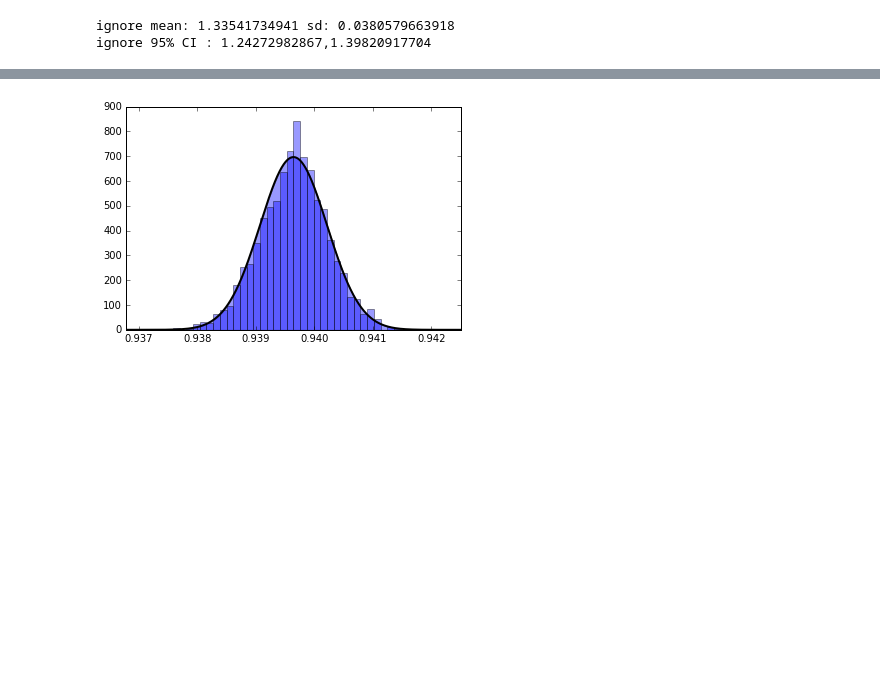
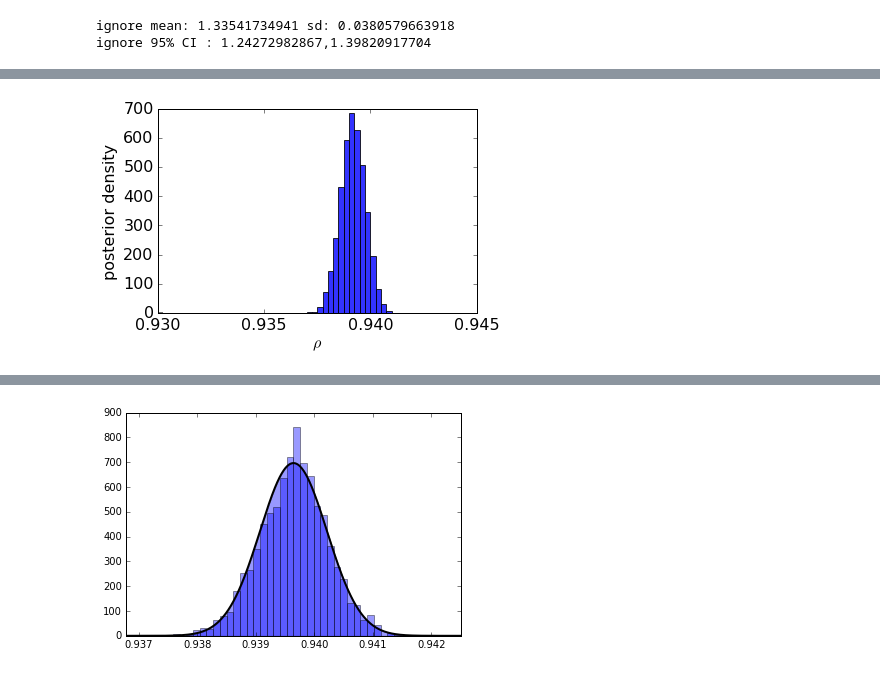
Before and after one commit to ctorney/dolphinUnion, a Jupyter notebook: analysis/movement/model_selection/histPlotsNB.ipynb, the cells around one changed output, grey strips where cells are left out. Drawn from its saved outputs; the diff is of its cells as text; code cells hidden in the pictures; blank space fills up the shorter version.

```diff
--- a/analysis/movement/model_selection/histPlotsNB.ipynb
+++ b/analysis/movement/model_selection/histPlotsNB.ipynb
@@ -211,0 +163,94 @@ ig 0.413607155968
+# %%
+rho_m=np.load('mc_data/cma_rho_s.npy')
+alpha=np.load('mc_data/cma_alpha.npy')
+beta=np.load('mc_data/cma_beta.npy')
+
+ia = np.load('mc_data/cma_at_a.npy')
+il = np.load('mc_data/cma_at_l.npy')
+ig = np.load('mc_data/cma_ig.npy')
+aw = np.load('mc_data/cma_aw.npy')
+
+
+plt.hist(rho_m,normed=True,range=[0.930,0.945],bins=60,alpha=0.8)
+#plt.fill_between(X_plot,np.zeros_like(X_plot), log_dens,alpha=0.4)#, fc='#AAAAFF')
+
+plt.xlim(0.930,0.945)
+plt.xlabel(r'$\rho$')
+plt.ylabel('posterior density')
+plt.xticks(np.arange(0.930, 0.946,0.005))
+plt.tight_layout()
+plt.savefig('cm_rho.png',dpi=300)
+plt.show()
+print('rho_m mean: ' + str(np.mean(rho_m)) + ' sd: ' + str(np.std(rho_m)))
+print('rho_m 95% CI : ' + str(np.percentile(rho_m,2.5)) + ',' + str(np.percentile(rho_m,97.5)))
+
+plt.hist(beta,normed=True,range=[0.065,0.14],bins=60,alpha=0.8)
+plt.xlim(0.065, 0.14)
+plt.xlabel(r'$\beta$')
+plt.ylabel('posterior density')
+plt.xticks(np.arange(0.07, 0.15,0.01))
+plt.tight_layout()
+plt.savefig('cm_beta.png',dpi=300)
+plt.show()
+print('beta mean: ' + str(np.mean(beta)) + ' sd: ' + str(np.std(beta)))
+print('beta 95% CI : ' + str(np.percentile(beta,2.5)) + ',' + str(np.percentile(beta,97.5)))
+
+plt.hist(alpha,normed=True,range=[0.3,0.5],bins=60,alpha=0.8)
+plt.xlim(0.3, 0.5)
+plt.xlabel(r'$\alpha$')
+plt.ylabel('posterior density')
+plt.xticks(np.arange(0.3, 0.51,0.04))
+plt.tight_layout()
+plt.savefig('cm_alpha.png',dpi=300)
+plt.show()
+print('alpha mean: ' + str(np.mean(alpha)) + ' sd: ' + str(np.std(alpha)))
+print('alpha 95% CI : ' + str(np.percentile(alpha,2.5)) + ',' + str(np.percentile(alpha,97.5)))
+
+
+plt.hist(il,normed=True,range=[8,9.5],bins=60,alpha=0.8)
+plt.xlim(8, 9.5)
+plt.xlabel('interaction length')
+plt.ylabel('posterior density')
+plt.xticks(np.arange(8, 9.51,0.5))
+plt.tight_layout()
+plt.savefig('cm_il.png',dpi=300)
+plt.show()
+print('length mean: ' + str(np.mean(il)) + ' sd: ' + str(np.std(il)))
+print('length 95% CI : ' + str(np.percentile(il,2.5)) + ',' + str(np.percentile(il,97.5)))
+
+
+plt.hist(ia,normed=True,range=[0.34,0.37],bins=60,alpha=0.8)
+plt.xlim(0.34, 0.37)
+plt.xlabel('interaction angle')
+plt.ylabel('posterior density')
+plt.xticks(np.arange(0.34, 0.37,0.01))
+plt.tight_layout()
+plt.savefig('cm_ia.png',dpi=300)
+plt.show()
+print('angle mean: ' + str(np.mean(ia)) + ' sd: ' + str(np.std(ia)))
+print('angle 95% CI : ' + str(np.percentile(ia,2.5)) + ',' + str(np.percentile(ia,97.5)))
+
+
+plt.hist(ig,normed=True,range=[0.0,1.0],bins=60,alpha=0.8)
+plt.xlim(0.0,1.0)
+plt.xlabel('minimum interaction range')
+plt.ylabel('posterior density')
+plt.xticks(np.arange(0.0, 1.0,0.25))
+plt.tight_layout()
+plt.savefig('cm_ig.png',dpi=300)
+plt.show()
+print('ignore mean: ' + str(np.mean(ig)) + ' sd: ' + str(np.std(ig)))
+print('ignore 95% CI : ' + str(np.percentile(ig,2.5)) + ',' + str(np.percentile(ig,97.5)))
+
+plt.hist(aw,normed=True,range=[0.9,1.75],bins=60,alpha=0.8)
+plt.xlim(0.9,1.75)
+plt.xlabel('minimum interaction range')
+plt.ylabel('posterior density')
+plt.xticks(np.arange(0.9, 1.75,0.25))
+plt.tight_layout()
+plt.savefig('cm_ig.png',dpi=300)
+plt.show()
+print('align mean: ' + str(np.mean(aw)) + ' sd: ' + str(np.std(aw)))
+print('align 95% CI : ' + str(np.percentile(aw,2.5)) + ',' + str(np.percentile(aw,97.5)))
+# %% [output]
+[figure, added]
```
Also changed, not shown: parts of 3 cells of this notebook, 18 other files.
